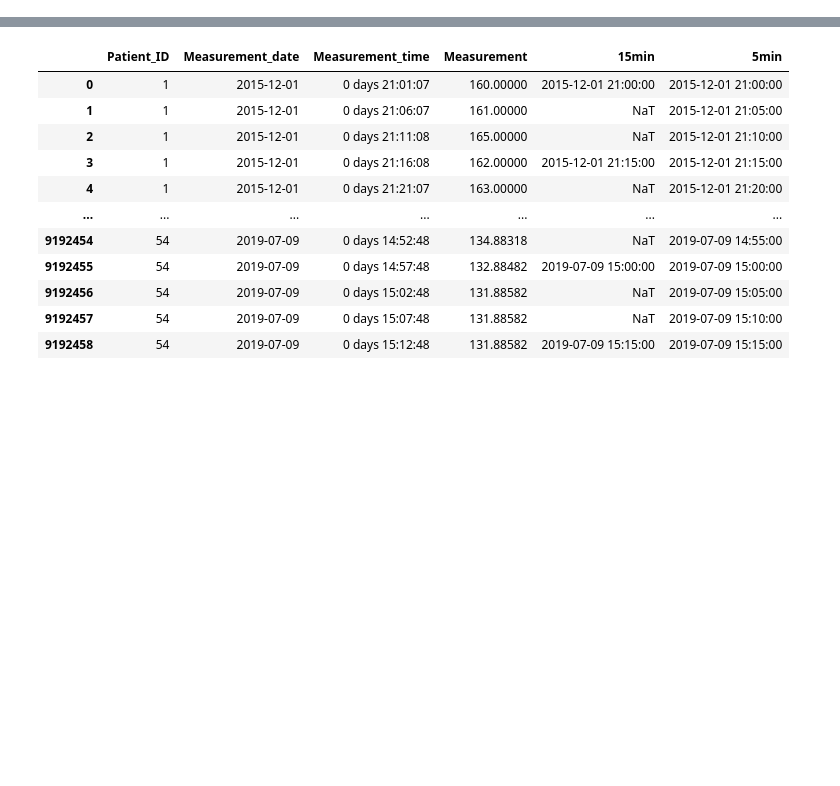
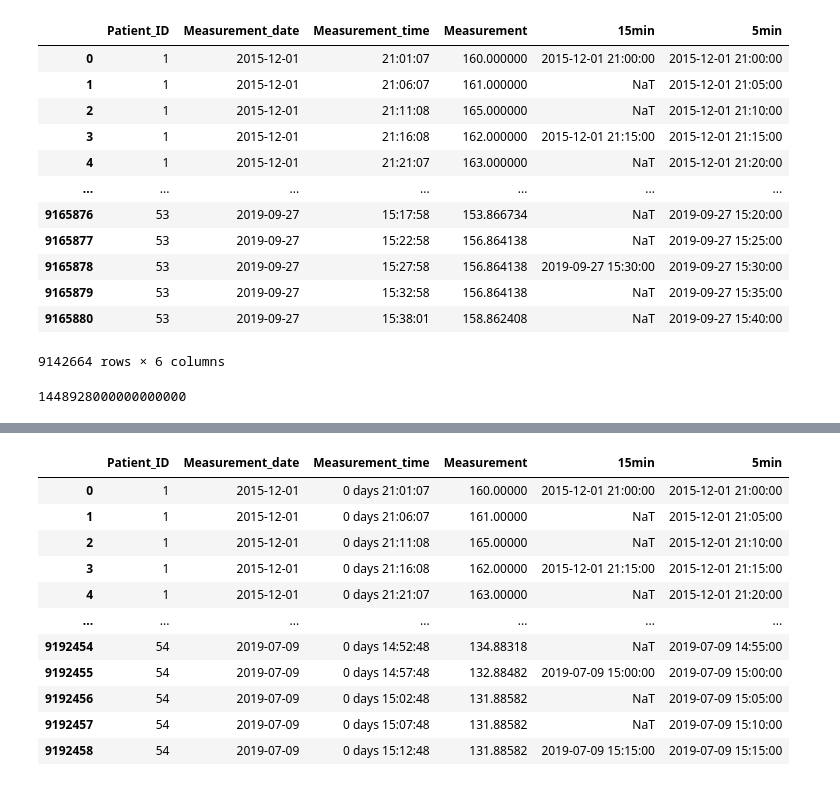
Before and after one commit to relief-t1d/relief-t1d-core, a Jupyter notebook: Miscellanea/Read_BGL.ipynb, the cells around one changed output, grey strips where cells are left out. Drawn from its saved outputs; the diff is of its cells as text; code cells hidden in the pictures; blank space fills up the shorter version.

Commit message:
Many changes after long time

```diff
--- a/Miscellanea/Read_BGL.ipynb
+++ b/Miscellanea/Read_BGL.ipynb
@@ -12,0 +55,17 @@ df_bgl_dia.head()
+# %%
+df_bgl_replace = pd.read_parquet('c:/Users/Ciro/Mi Unidad (PDI)/_UGR_PDI_2024-05-30/RELIEF-T1D/Datasets/Preprocess/Glucose_measurements_DiaTrend.parquet', engine="pyarrow")
+df_bgl_replace
+# %% [output]
+|  | Patient_ID | Measurement_date | Measurement_time | Measurement | 15min | 5min |
+| 0 | 1 | 2015-12-01 | 21:01:07 | 160.000000 | 2015-12-01 21:00:00 | 2015-12-01 21:00:00 |
+| 1 | 1 | 2015-12-01 | 21:06:07 | 161.000000 | NaT | 2015-12-01 21:05:00 |
+| 2 | 1 | 2015-12-01 | 21:11:08 | 165.000000 | NaT | 2015-12-01 21:10:00 |
+| 3 | 1 | 2015-12-01 | 21:16:08 | 162.000000 | 2015-12-01 21:15:00 | 2015-12-01 21:15:00 |
+| 4 | 1 | 2015-12-01 | 21:21:07 | 163.000000 | NaT | 2015-12-01 21:20:00 |
+| ... | ... | ... | ... | ... | ... | ... |
+| 9165876 | 53 | 2019-09-27 | 15:17:58 | 153.866734 | NaT | 2019-09-27 15:20:00 |
+| 9165877 | 53 | 2019-09-27 | 15:22:58 | 156.864138 | NaT | 2019-09-27 15:25:00 |
+| 9165878 | 53 | 2019-09-27 | 15:27:58 | 156.864138 | 2019-09-27 15:30:00 | 2019-09-27 15:30:00 |
+| 9165879 | 53 | 2019-09-27 | 15:32:58 | 156.864138 | NaT | 2019-09-27 15:35:00 |
+| 9165880 | 53 | 2019-09-27 | 15:38:01 | 158.862408 | NaT | 2019-09-27 15:40:00 |
+9142664 rows × 6 columns
@@ -12,0 +74,4 @@ df_bgl_dia.head()
+# %%
+df_bgl_dia['Measurement_date'].iloc[0]
+# %% [output]
+1448928000000000000
```
Also changed, not shown: parts of 15 cells of this notebook, 45 other files.
